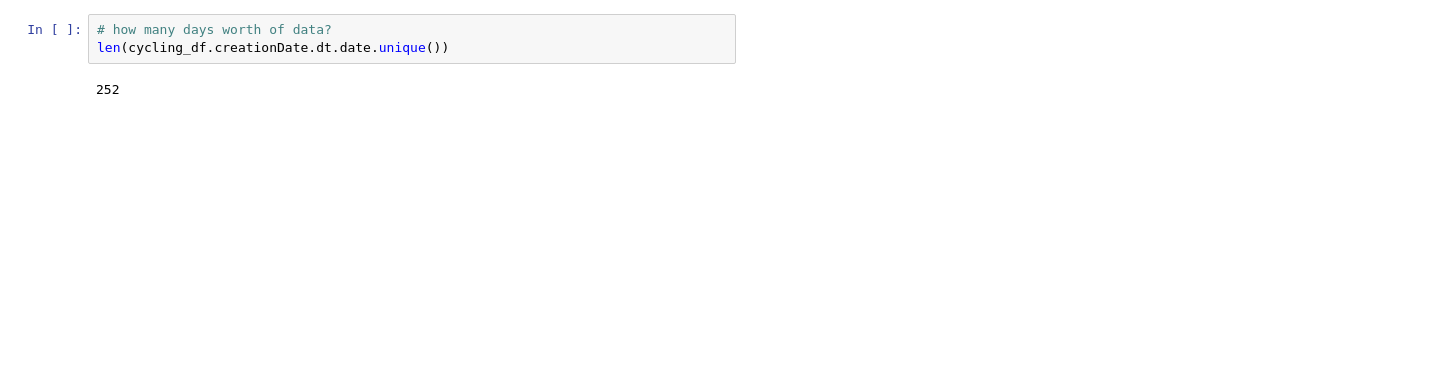
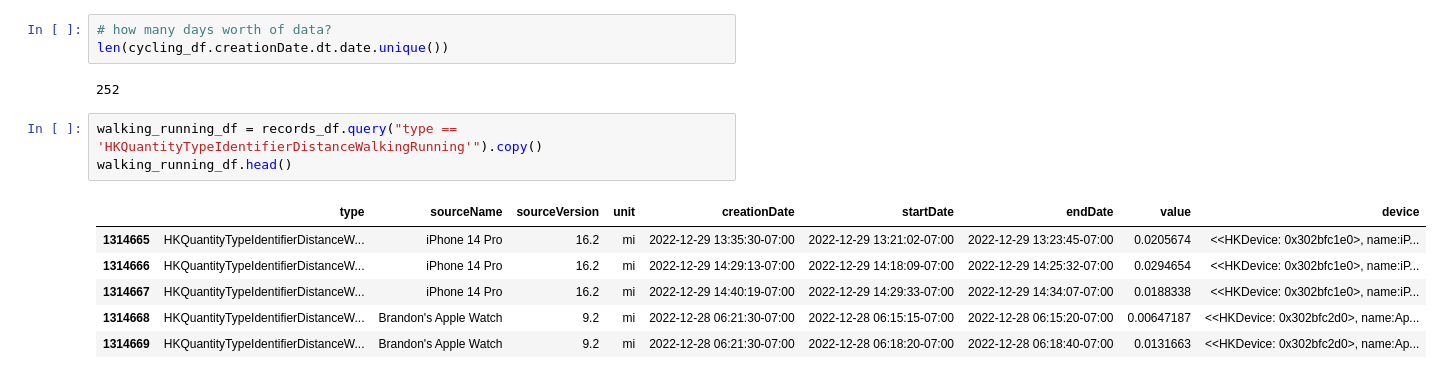
Before and after one commit to bkdevart/health_data, a Jupyter notebook: data_preprocess.ipynb, the cells around one changed output. Saved outputs shown, nothing was run; the diff lists cells and outputs as text; blank space fills up the shorter version.

Commit message:
Added parsing and analysis file for walking and running data

```diff
--- a/data_preprocess.ipynb
+++ b/data_preprocess.ipynb
@@ -161,3 +160,13 @@ dtype: object
 len(cycling_df.creationDate.dt.date.unique())
 # %% [output]
 252
+# %%
+walking_running_df = records_df.query("type == 'HKQuantityTypeIdentifierDistanceWalkingRunning'").copy()
+walking_running_df.head()
+# %% [output]
+|  | type | sourceName | sourceVersion | unit | creationDate | startDate | endDate | value | device |
+| 1314665 | HKQuantityTypeIdentifierDistanceW... | iPhone 14 Pro | 16.2 | mi | 2022-12-29 13:35:30-07:00 | 2022-12-29 13:21:02-07:00 | 2022-12-29 13:23:45-07:00 | 0.0205674 | <<HKDevice: 0x302bfc1e0>, name:iP... |
+| 1314666 | HKQuantityTypeIdentifierDistanceW... | iPhone 14 Pro | 16.2 | mi | 2022-12-29 14:29:13-07:00 | 2022-12-29 14:18:09-07:00 | 2022-12-29 14:25:32-07:00 | 0.0294654 | <<HKDevice: 0x302bfc1e0>, name:iP... |
+| 1314667 | HKQuantityTypeIdentifierDistanceW... | iPhone 14 Pro | 16.2 | mi | 2022-12-29 14:40:19-07:00 | 2022-12-29 14:29:33-07:00 | 2022-12-29 14:34:07-07:00 | 0.0188338 | <<HKDevice: 0x302bfc1e0>, name:iP... |
+| 1314668 | HKQuantityTypeIdentifierDistanceW... | Brandon's Apple Watch | 9.2 | mi | 2022-12-28 06:21:30-07:00 | 2022-12-28 06:15:15-07:00 | 2022-12-28 06:15:20-07:00 | 0.00647187 | <<HKDevice: 0x302bfc2d0>, name:Ap... |
+| 1314669 | HKQuantityTypeIdentifierDistanceW... | Brandon's Apple Watch | 9.2 | mi | 2022-12-28 06:21:30-07:00 | 2022-12-28 06:18:20-07:00 | 2022-12-28 06:18:40-07:00 | 0.0131663 | <<HKDevice: 0x302bfc2d0>, name:Ap... |
```
Also changed, not shown: parts of 4 cells of this notebook, 1 other file.
